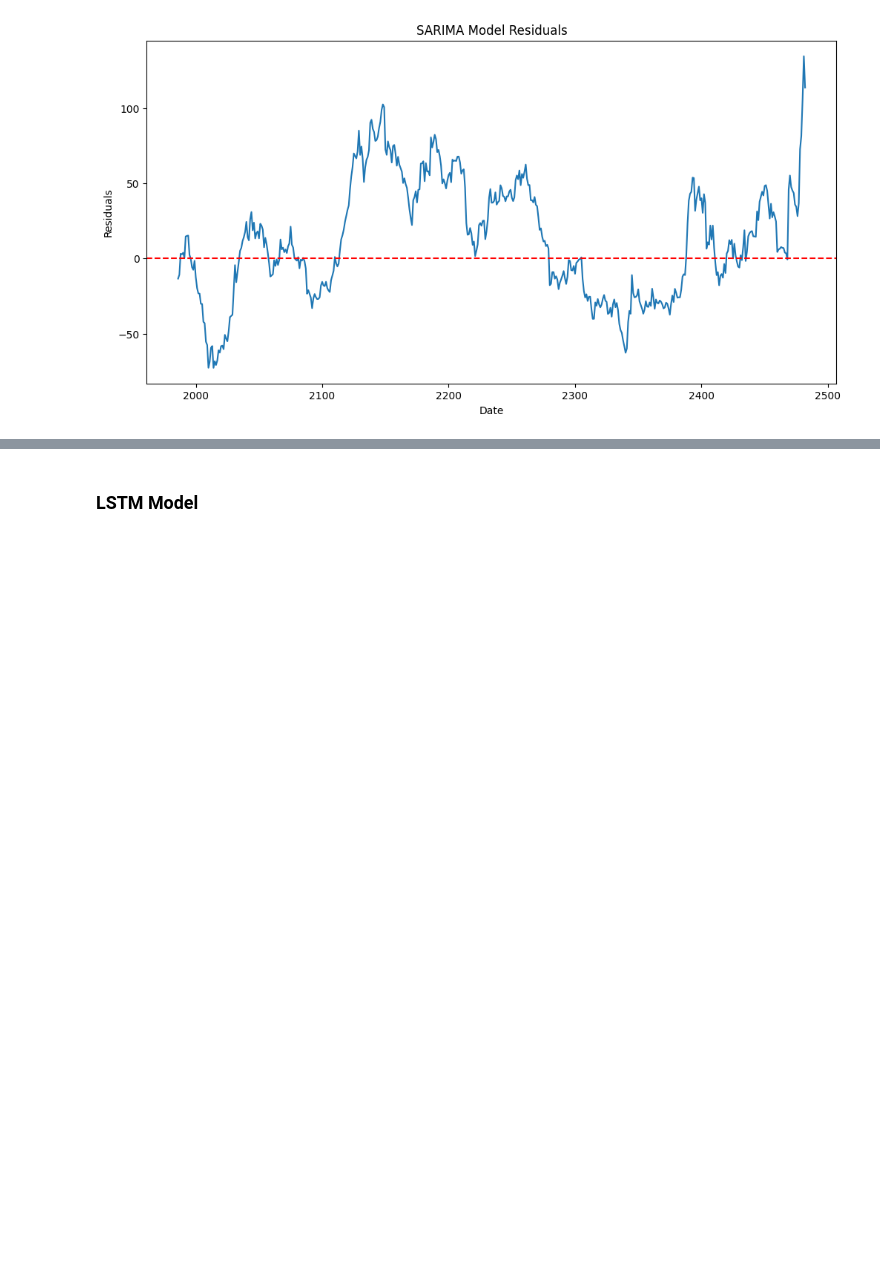
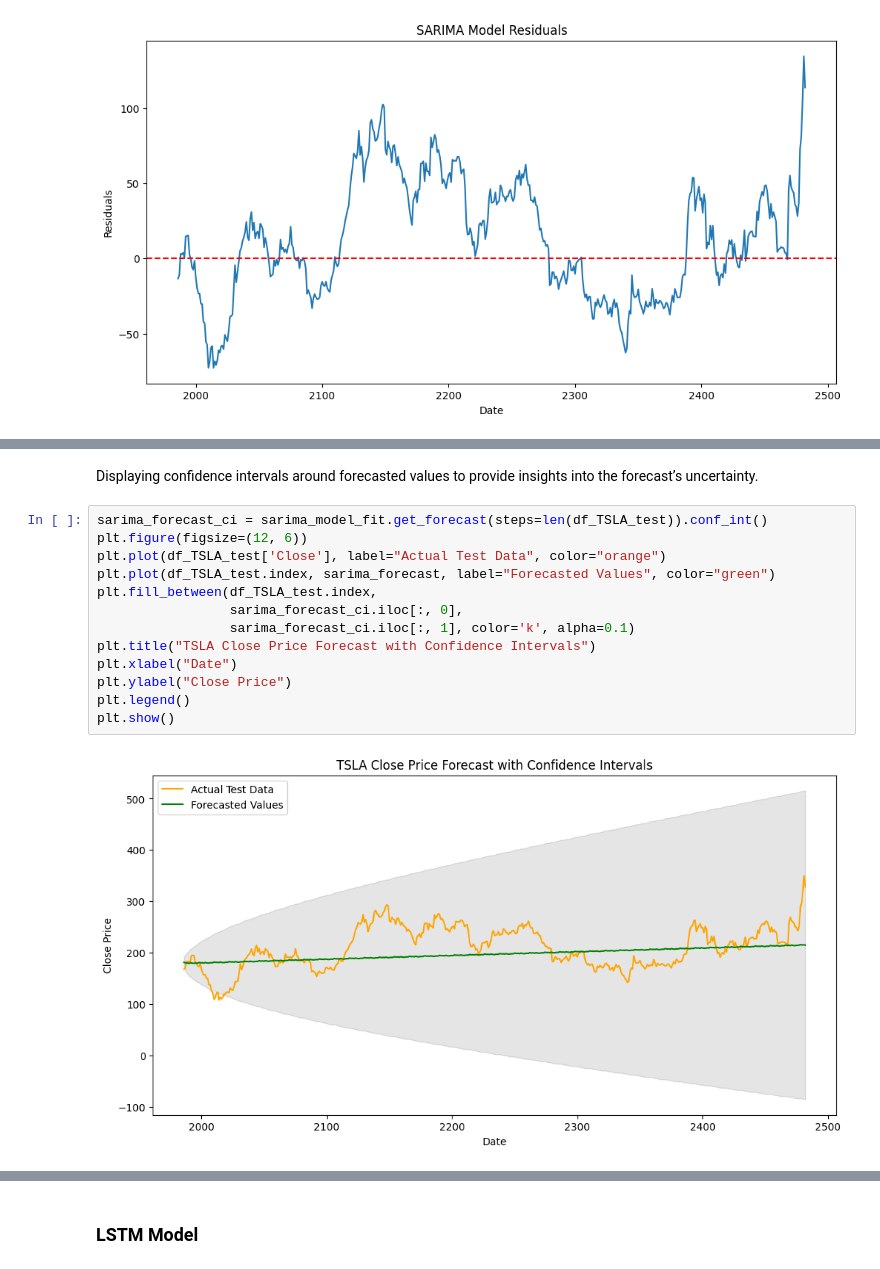
Before and after one commit to OL-YAD/portfolio-optimization-forecasting, a Jupyter notebook: notebooks/TSLA_time_series_forecasting.ipynb, the cells around one changed output, grey strips where cells are left out. Drawn from its saved outputs; the diff is of its cells as text; blank space fills up the shorter version.

```diff
--- a/notebooks/TSLA_time_series_forecasting.ipynb
+++ b/notebooks/TSLA_time_series_forecasting.ipynb
@@ -146,0 +160,17 @@ plt.show()
+# %% [markdown]
+Displaying confidence intervals around forecasted values to provide insights into the forecast’s uncertainty.
+# %%
+sarima_forecast_ci = sarima_model_fit.get_forecast(steps=len(df_TSLA_test)).conf_int()
+plt.figure(figsize=(12, 6))
+plt.plot(df_TSLA_test['Close'], label="Actual Test Data", color="orange")
+plt.plot(df_TSLA_test.index, sarima_forecast, label="Forecasted Values", color="green")
+plt.fill_between(df_TSLA_test.index,
+                 sarima_forecast_ci.iloc[:, 0],
+                 sarima_forecast_ci.iloc[:, 1], color='k', alpha=0.1)
+plt.title("TSLA Close Price Forecast with Confidence Intervals")
+plt.xlabel("Date")
+plt.ylabel("Close Price")
+plt.legend()
+plt.show()
+# %% [output]
+[figure, added]
```
Also changed, not shown: parts of 14 cells of this notebook.
